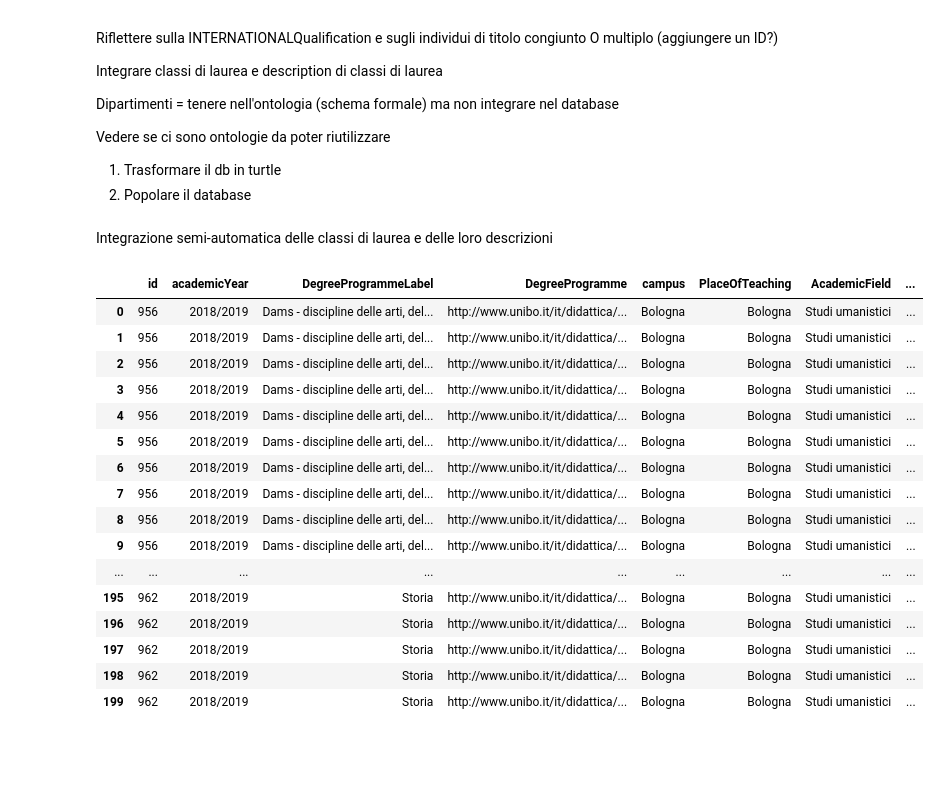
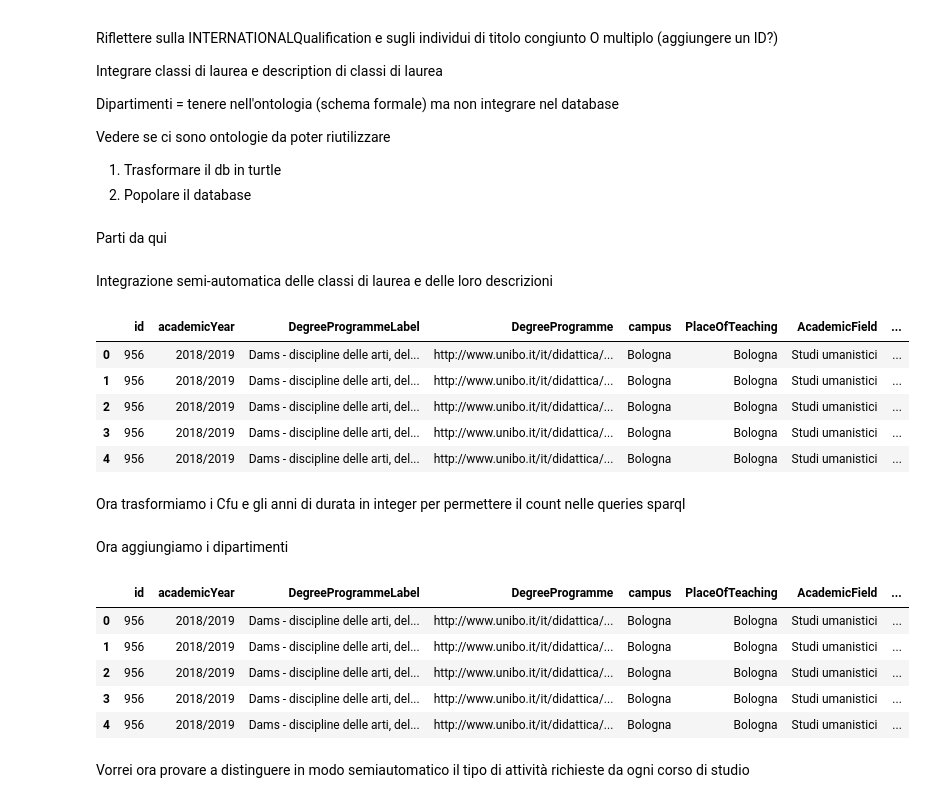
Before and after one commit to alicebordignon/UniOn, a Jupyter notebook: DataCollection.ipynb, the cells around one changed output. Drawn from its saved outputs; the diff is of its cells as text; code cells hidden in the pictures; blank space fills up the shorter version.

Commit message:
Dipartimenti aggiunti, da lavorare sul type of activity

```diff
--- a/DataCollection.ipynb
+++ b/DataCollection.ipynb
@@ -210,6 +210,8 @@ Vedere se ci sono ontologie da poter riutilizzare
 dataPlusCurricula.rename(columns = {'corso_codice':'id', 'annoaccademico':'academicYear', 'url':'DegreeProgramme', 'corso_descrizione':'DegreeProgrammeLabel', 'sededidattica':'PlaceOfTeaching', 'ambiti':'AcademicField', 'tipologia':'type', 'durata':'hasYearsOfDuration', 'internazionale':'International', 'internazionale_titolo':'InternationalQualification', 'lingue':'TeachingLanguage', 'accesso':'AccessType', 'materia_codice':'TeachingCode', 'materia_descrizione':'EducationalActivity', 'insegnamento_ssd' : 'Ssd', 'insegnamento_crediti' : 'Cfu'}, inplace = True)
 # %%
 dataPlusCurricula.to_pickle("01_dataRename.pickle")
+# %% [markdown]
+Parti da qui
 # %%
 data = pd.read_pickle("01_dataRename.pickle")
 # %% [markdown]
@@ -224,22 +272,13 @@ def degreeClass(value):
     return degreeClassValue
 # %%
-dataPlusCurricula["DegreeClass"] = dataPlusCurricula["id"].apply(degreeClass)
-dataPlusCurricula.head(200)
+data["DegreeClass"] = data["id"].apply(degreeClass)
+data.head()
 # %% [output]
 |  | id | academicYear | DegreeProgrammeLabel | DegreeProgramme | campus | PlaceOfTeaching | AcademicField | ... |
 | 0 | 956 | 2018/2019 | Dams - discipline delle arti, del... | http://www.unibo.it/it/didattica/... | Bologna | Bologna | Studi umanistici | ... |
 | 1 | 956 | 2018/2019 | Dams - discipline delle arti, del... | http://www.unibo.it/it/didattica/... | Bologna | Bologna | Studi umanistici | ... |
 | 2 | 956 | 2018/2019 | Dams - discipline delle arti, del... | http://www.unibo.it/it/didattica/... | Bologna | Bologna | Studi umanistici | ... |
 | 3 | 956 | 2018/2019 | Dams - discipline delle arti, del... | http://www.unibo.it/it/didattica/... | Bologna | Bologna | Studi umanistici | ... |
 | 4 | 956 | 2018/2019 | Dams - discipline delle arti, del... | http://www.unibo.it/it/didattica/... | Bologna | Bologna | Studi umanistici | ... |
-| 5 | 956 | 2018/2019 | Dams - discipline delle arti, del... | http://www.unibo.it/it/didattica/... | Bologna | Bologna | Studi umanistici | ... |
-| 6 | 956 | 2018/2019 | Dams - discipline delle arti, del... | http://www.unibo.it/it/didattica/... | Bologna | Bologna | Studi umanistici | ... |
-| 7 | 956 | 2018/2019 | Dams - discipline delle arti, del... | http://www.unibo.it/it/didattica/... | Bologna | Bologna | Studi umanistici | ... |
-| 8 | 956 | 2018/2019 | Dams - discipline delle arti, del... | http://www.unibo.it/it/didattica/... | Bologna | Bologna | Studi umanistici | ... |
-| 9 | 956 | 2018/2019 | Dams - discipline delle arti, del... | http://www.unibo.it/it/didattica/... | Bologna | Bologna | Studi umanistici | ... |
-| ... | ... | ... | ... | ... | ... | ... | ... | ... |
-| 195 | 962 | 2018/2019 | Storia | http://www.unibo.it/it/didattica/... | Bologna | Bologna | Studi umanistici | ... |
-| 196 | 962 | 2018/2019 | Storia | http://www.unibo.it/it/didattica/... | Bologna | Bologna | Studi umanistici | ... |
-| 197 | 962 | 2018/2019 | Storia | http://www.unibo.it/it/didattica/... | Bologna | Bologna | Studi umanistici | ... |
-| 198 | 962 | 2018/2019 | Storia | http://www.unibo.it/it/didattica/... | Bologna | Bologna | Studi umanistici | ... |
-| 199 | 962 | 2018/2019 | Storia | http://www.unibo.it/it/didattica/... | Bologna | Bologna | Studi umanistici | ... |
+# %% [markdown]
+Ora trasformiamo i Cfu e gli anni di durata in integer per permettere il count nelle queries sparql
@@ -245,0 +295,2 @@ dataPlusCurricula.head(200)
+# %% [markdown]
+Ora aggiungiamo i dipartimenti
@@ -245,0 +353,12 @@ dataPlusCurricula.head(200)
+# %%
+data.to_pickle("00_dataDepartments.pickle")
+data.head()
+# %% [output]
+|  | id | academicYear | DegreeProgrammeLabel | DegreeProgramme | campus | PlaceOfTeaching | AcademicField | ... |
+| 0 | 956 | 2018/2019 | Dams - discipline delle arti, del... | http://www.unibo.it/it/didattica/... | Bologna | Bologna | Studi umanistici | ... |
+| 1 | 956 | 2018/2019 | Dams - discipline delle arti, del... | http://www.unibo.it/it/didattica/... | Bologna | Bologna | Studi umanistici | ... |
+| 2 | 956 | 2018/2019 | Dams - discipline delle arti, del... | http://www.unibo.it/it/didattica/... | Bologna | Bologna | Studi umanistici | ... |
+| 3 | 956 | 2018/2019 | Dams - discipline delle arti, del... | http://www.unibo.it/it/didattica/... | Bologna | Bologna | Studi umanistici | ... |
+| 4 | 956 | 2018/2019 | Dams - discipline delle arti, del... | http://www.unibo.it/it/didattica/... | Bologna | Bologna | Studi umanistici | ... |
+# %% [markdown]
+Vorrei ora provare a distinguere in modo semiautomatico il tipo di attività richieste da ogni corso di studio
```
Also changed, not shown: parts of 11 cells of this notebook, 2 other files.
